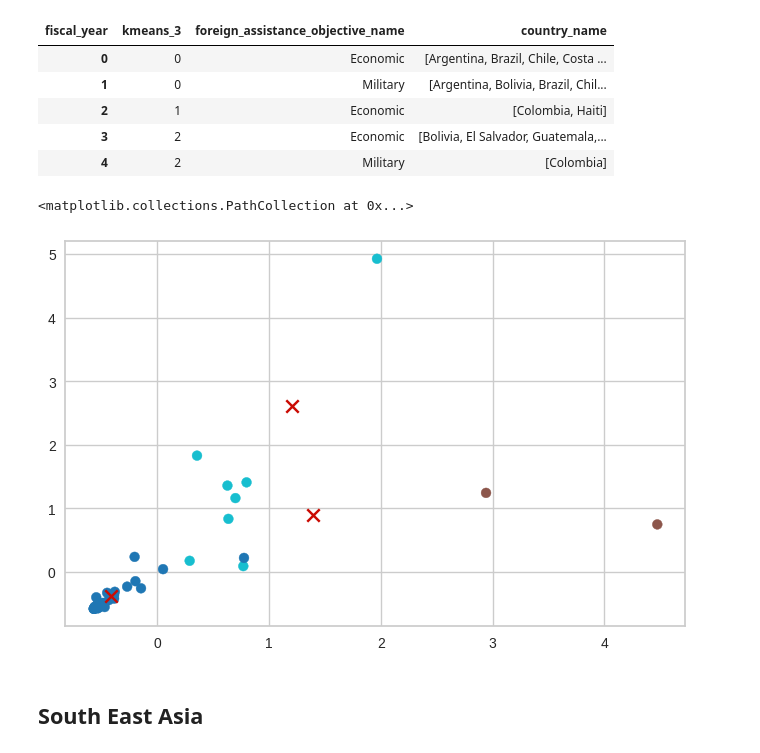
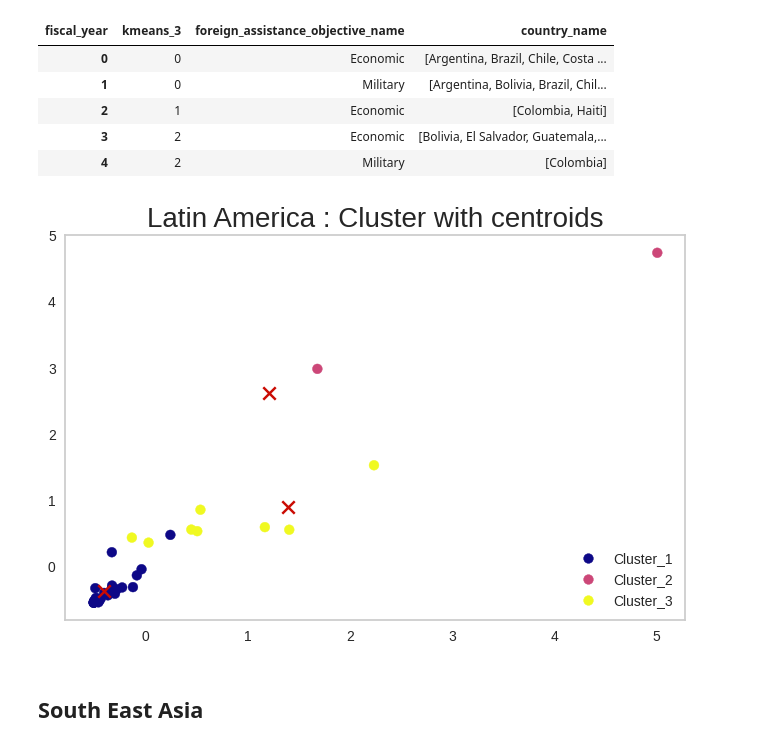
Before and after one commit to kushalnavghare/responsible-foreign-aid, a Jupyter notebook: code/04_modelling-unsupervised.ipynb, the cells around one changed output. Drawn from its saved outputs; the diff is of its cells as text; code cells hidden in the pictures.

Commit message:
add indicators to clustering

```diff
--- a/code/04_modelling-unsupervised.ipynb
+++ b/code/04_modelling-unsupervised.ipynb
@@ -619,13 +619,16 @@ lat_amr_lvl_2.groupby(['kmeans_3', 'foreign_assistance_objective_name'])\
 # %%
 centers = lat_amr_cluster_3.cluster_centers_
 # %%
+classes = ['Cluster_1', 'Cluster_2', 'Cluster_3']
 plt.figure(figsize=(8, 5))
-plt.scatter(scaled_x[:, 7], scaled_x[:, 3],
-            c=lat_amr_lvl_2['kmeans_3'], s=50, cmap='tab10')
+scatter = plt.scatter(scaled_x[:, 5], scaled_x[:, 8],
+            c=lat_amr_lvl_2['kmeans_3'], s=50, cmap='plasma')
 plt.scatter(centers[:,0] , centers[:,1] , s = 80, color = 'r', marker='x')
+plt.title("Latin America : Cluster with centroids", size = 20)
+plt.legend(handles=scatter.legend_elements()[0], labels=classes, loc = "lower right")
+plt.grid(False)
 # %% [output]
-<matplotlib.collections.PathCollection at 0x...>
-[figure, old version]
+[figure, new version]
 # %% [markdown]
 ## South East Asia
 # %%
```
Also changed, not shown: parts of 19 cells of this notebook.
